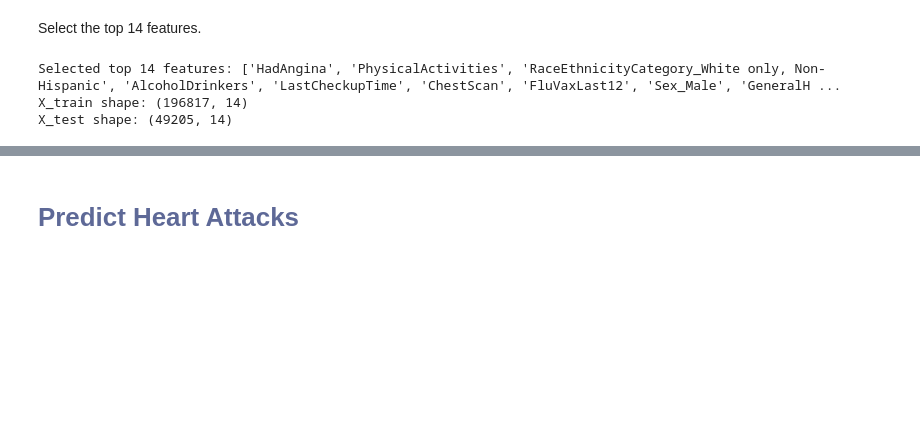
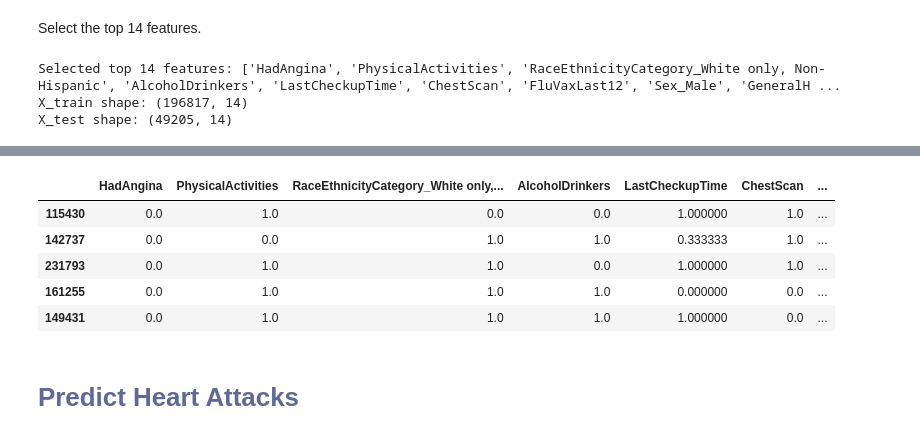
Before and after one commit to johnpospisil/heart-disease, a Jupyter notebook: heart-disease-prediction.ipynb, the cells around one changed output, grey strips where cells are left out. Drawn from its saved outputs; the diff is of its cells as text; code cells hidden in the pictures; blank space fills up the shorter version.

```diff
--- a/heart-disease-prediction.ipynb
+++ b/heart-disease-prediction.ipynb
@@ -890,3 +931,12 @@ X_train.head()
+# %%
+X_test.head()
+# %% [output]
+|  | HadAngina | PhysicalActivities | RaceEthnicityCategory_White only,... | AlcoholDrinkers | LastCheckupTime | ChestScan | ... |
+| 115430 | 0.0 | 1.0 | 0.0 | 0.0 | 1.000000 | 1.0 | ... |
+| 142737 | 0.0 | 0.0 | 1.0 | 1.0 | 0.333333 | 1.0 | ... |
+| 231793 | 0.0 | 1.0 | 1.0 | 0.0 | 1.000000 | 1.0 | ... |
+| 161255 | 0.0 | 1.0 | 1.0 | 1.0 | 0.000000 | 0.0 | ... |
+| 149431 | 0.0 | 1.0 | 1.0 | 1.0 | 1.000000 | 0.0 | ... |
 # %% [markdown]
 # <span style="color:#5E6997">Predict Heart Attacks</span> <a class="anchor" id="predict"></a>
 # %% [markdown]
```
Also changed, not shown: parts of 36 cells of this notebook.
